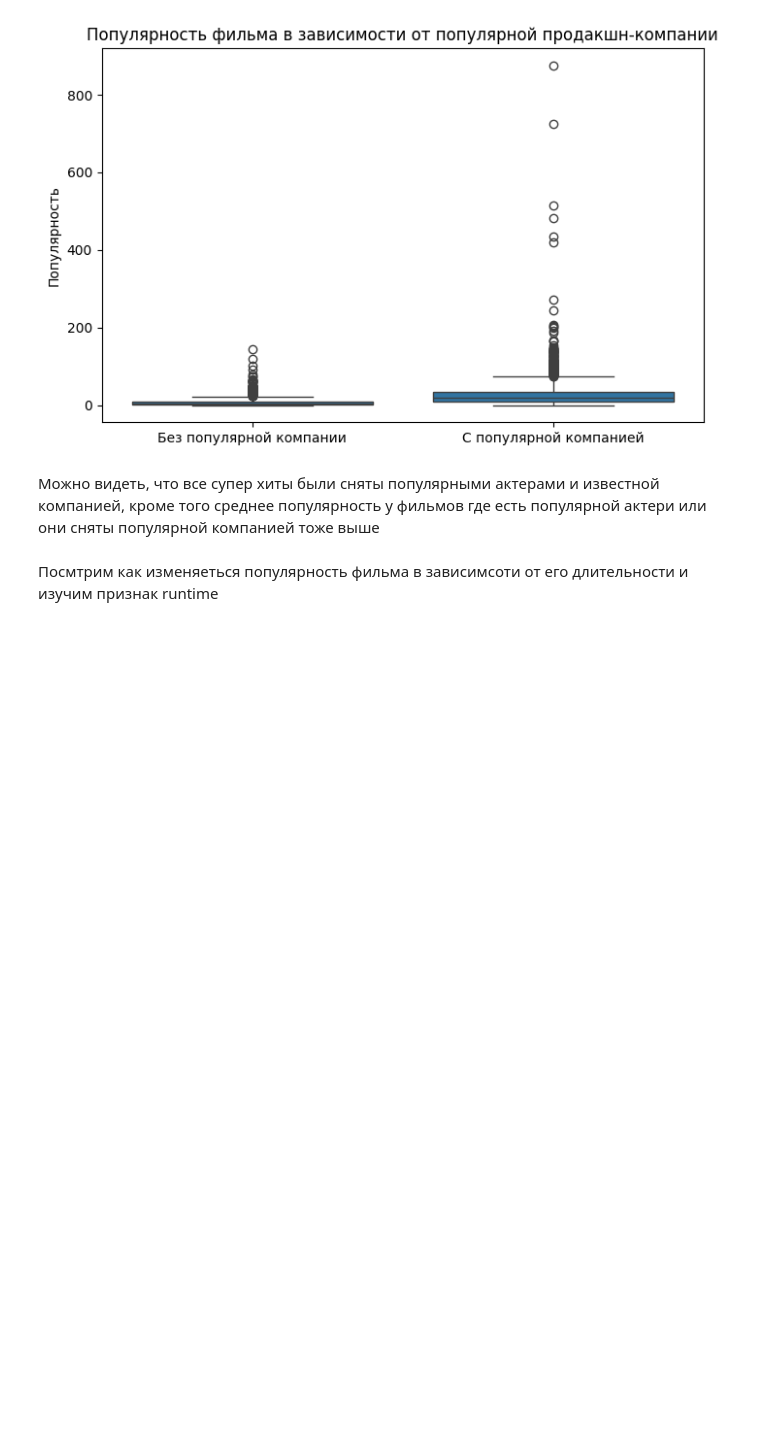
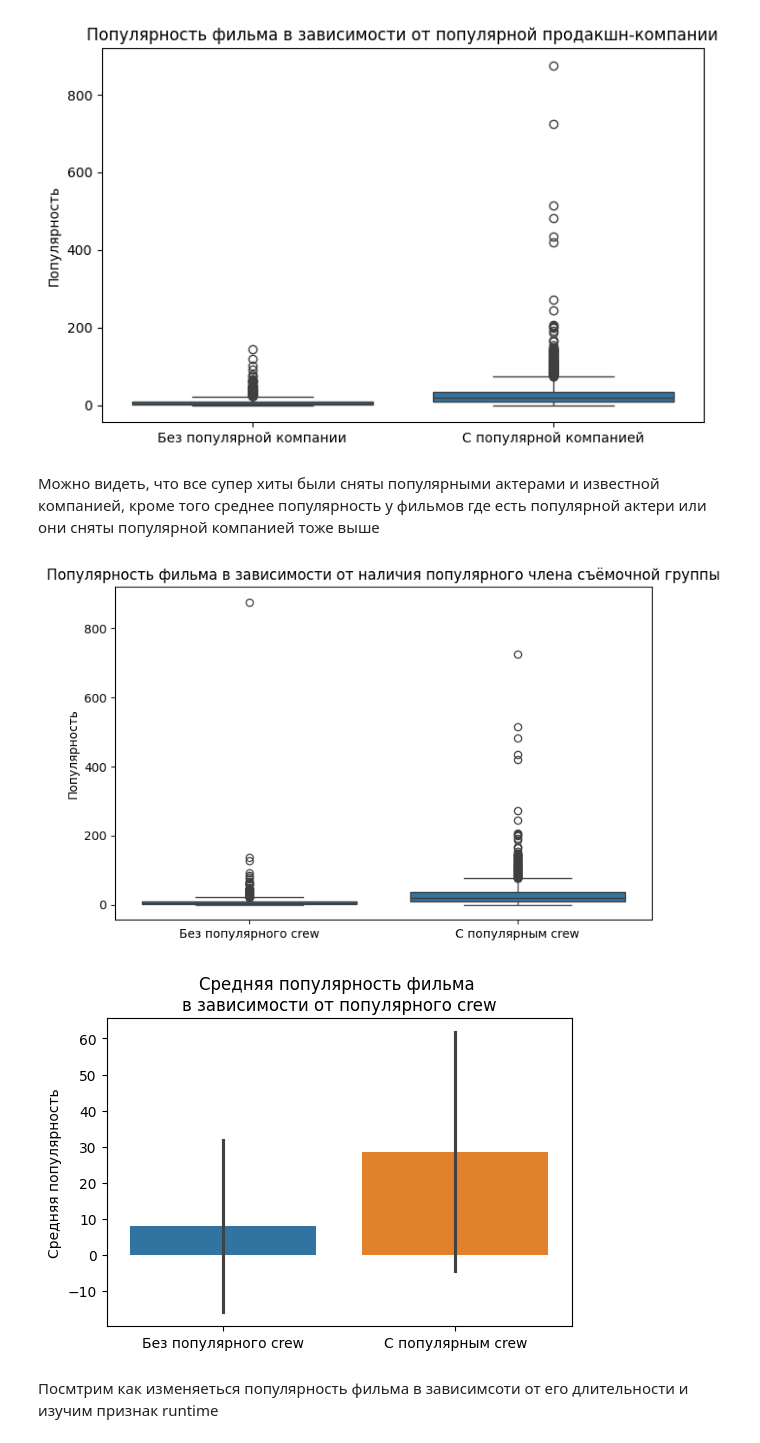
Before and after one commit to GeGeMaaaan/Data_Science, a Jupyter notebook: version1.ipynb, the cells around one changed output. Drawn from its saved outputs; the diff is of its cells as text; code cells hidden in the pictures; blank space fills up the shorter version.

```diff
--- a/version1.ipynb
+++ b/version1.ipynb
@@ -735,6 +745,49 @@ plt.show()
 [figure]
 # %% [markdown]
 Можно видеть, что все супер хиты были сняты популярными актерами и известной компанией, кроме того среднее популярность у фильмов где есть популярной актери или они сняты популярной компанией тоже выше
+# %%
+# --- Извлекаем имена из crew ---
+data["crew_list"] = data["crew"].apply(extract_names)
+
+# --- Собираем все имена из crew ---
+all_crew = [member for sublist in data["crew_list"] for member in sublist]
+
+# --- Считаем частоту появления ---
+crew_counts = Counter(all_crew)
+
+# --- Определяем "популярных" членов съёмочной группы по порогу ---
+top_crew = set(name for name, count in crew_counts.items() if count >= 15)
+
+# --- Создаём бинарную метку наличия популярного члена crew ---
+data["has_popular_crew"] = data["crew_list"].apply(lambda crew: any(member in top_crew for member in crew))
+
+# --- Визуализация: наличие популярного crew vs популярность ---
+plt.figure(figsize=(8,5))
+sns.boxplot(x="has_popular_crew", y="popularity", data=data)
+plt.xticks([0, 1], ['Без популярного crew', 'С популярным crew'])
+plt.title("Популярность фильма в зависимости от наличия популярного члена съёмочной группы")
+plt.xlabel("")
+plt.ylabel("Популярность")
+plt.show()
+
+# Barplot со средней популярностью
+plt.figure(figsize=(6,4))
+sns.barplot(
+    x="has_popular_crew",
+    y="popularity",
+    data=data,
+    errorbar='sd',
+    hue="has_popular_crew",
+    legend=False
+)
+plt.xticks([0, 1], ['Без популярного crew', 'С популярным crew'])
+plt.title("Средняя популярность фильма \nв зависимости от популярного crew")
+plt.xlabel("")
+plt.ylabel("Средняя популярность")
+plt.show()
+# %% [output]
+[figure, added]
+[figure, added]
 # %% [markdown]
 Посмтрим как изменяеться популярность фильма в зависимсоти от его длительности и изучим признак runtime
 # %%
```
Also changed, not shown: parts of 50 cells of this notebook.
